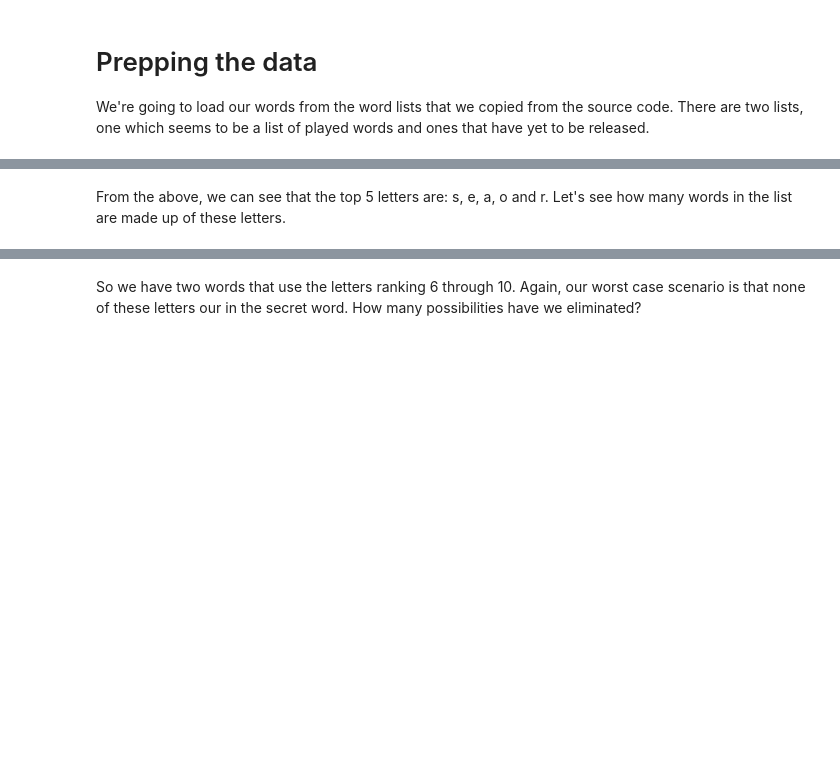
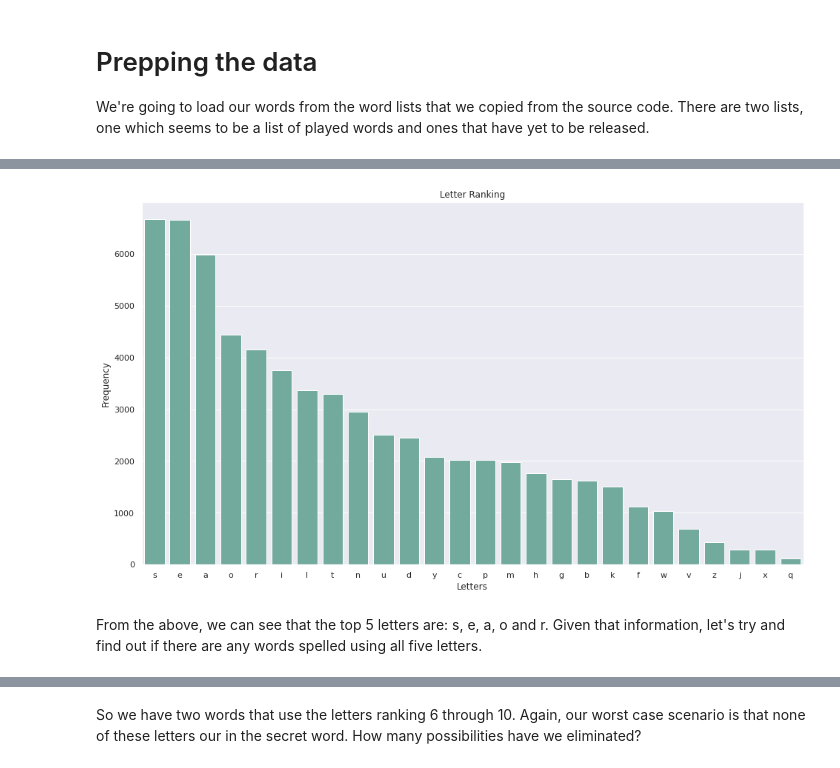
Before and after one commit to TalhaAzim/the-wordle-files, a Jupyter notebook: wordle-analysis-p1.ipynb, the cells around one changed output, grey strips where cells are left out. Cells and saved outputs as stored; diff of their text form; code cells hidden in the pictures; blank space fills up the shorter version.

```diff
--- a/wordle-analysis-p1.ipynb
+++ b/wordle-analysis-p1.ipynb
@@ -44,13 +43,0 @@ Let's see how many times each letter is used in the entire wordle word list and
-# %%
-from itertools import chain
-
-letters = pd.Series(chain.from_iterable(words["name"]))
-figs["letter_freq.png"] =letters.value_counts().plot(
-    kind="bar",
-    title="Letter frequency",
-    figsize=(16,9),
-    xlabel="Letters",
-    ylabel="Frequency",
-    yticks=range(0, 7001, 500),
-    rot=0
-)
@@ -59,5 +48,24 @@ figs["letter_freq.png"] =letters.value_counts().plot(
+# %%
+from itertools import chain
+
+game1 = {}
+
+letters = pd.Series(chain.from_iterable(words["name"]))
+letter_counts = letters.value_counts()
+
+ax = sns.barplot(
+    x=letter_counts.index,
+    y=letter_counts,
+    color='#69b3a2'
+)
+ax.set_xlabel("Letters")
+ax.set_ylabel("Frequency")
+ax.set_title("Letter Ranking")
+figs["letter_ranking.png"] = ax.figure
+# %% [output]
+[figure, added]
 # %% [markdown]
-From the above, we can see that the top 5 letters are: s, e, a, o and r. Let's see how many words in the list are made up of these letters.
+From the above, we can see that the top 5 letters are: s, e, a, o and r. Given that information, let's try and find out if there are any words spelled using all five letters.
 # %%
 def contains_all(letters):
     return lambda word:  set(letters) <= set(word)
```
Also changed, not shown: parts of 40 cells of this notebook.
